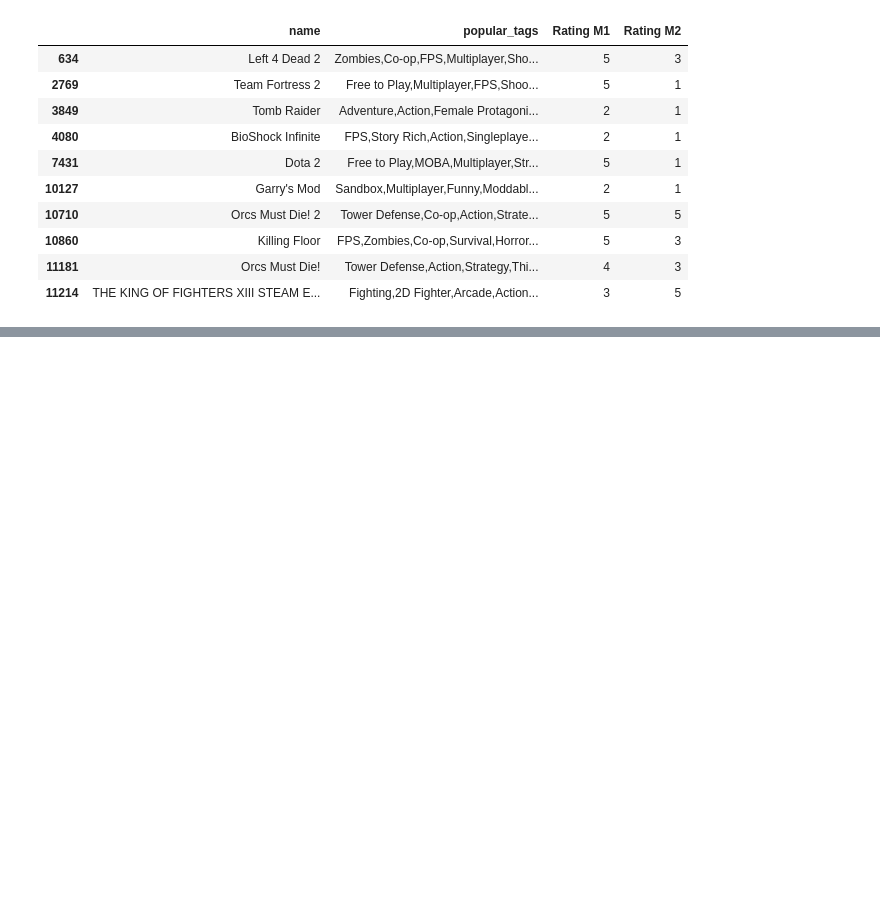
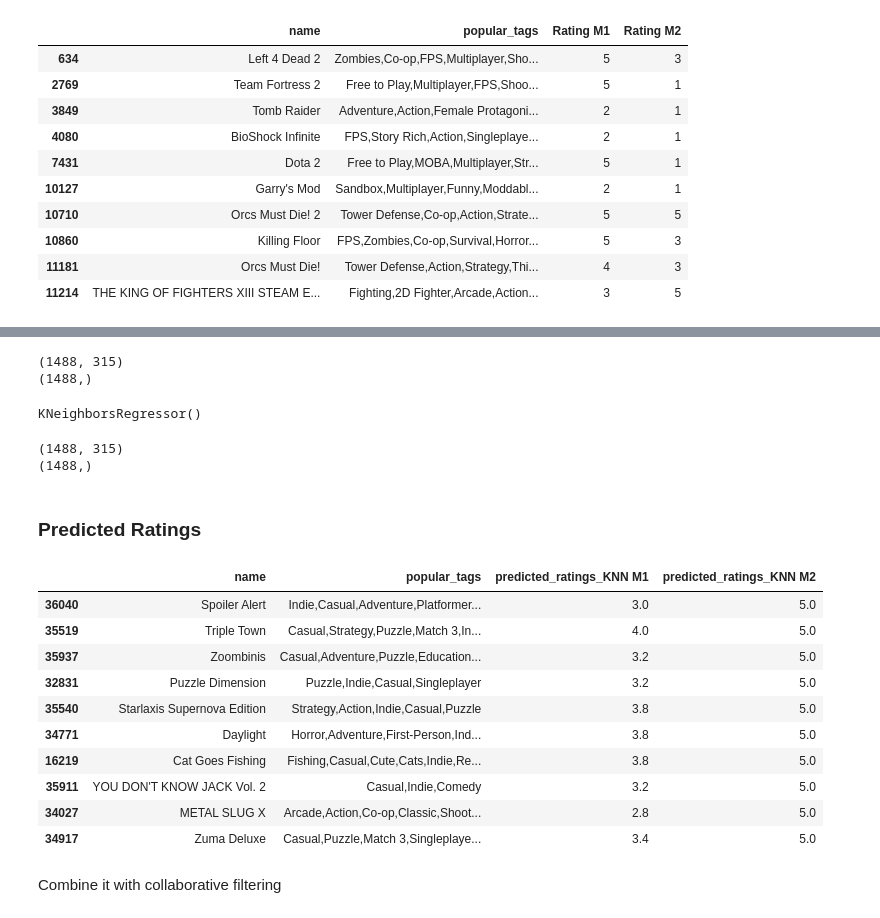
Before and after one commit to ymavruk/The-Recommended-Group-2021, a Jupyter notebook: Methods/Model1.ipynb, the cells around one changed output, grey strips where cells are left out. Drawn from its saved outputs; the diff is of its cells as text; code cells hidden in the pictures; blank space fills up the shorter version.

```diff
--- a/Methods/Model1.ipynb
+++ b/Methods/Model1.ipynb
@@ -99,0 +125,45 @@ Rated movies: 217
+# %%
+X_unrated = vectorizer.transform(unrated_games_df['popular_tags'].values.astype('U'))
+print(X_unrated.shape)
+y_unrated = neigh.predict(X_unrated)
+print(y_unrated.shape)
+# %% [output]
+(1488, 315)
+(1488,)
+# %%
+unrated_games_df['predicted_ratings_KNN M1'] = y_unrated
+unrated_movies_df_KNN_ordering = unrated_games_df.sort_values(by='predicted_ratings_KNN M1', ascending=False)
+# %%
+y = rated_games_df['Rating M2']
+neigh = KNeighborsRegressor(n_neighbors=5)
+neigh.fit(X, y)
+# %% [output]
+KNeighborsRegressor()
+# %%
+X_unrated = vectorizer.transform(unrated_games_df['popular_tags'].values.astype('U'))
+print(X_unrated.shape)
+y_unrated = neigh.predict(X_unrated)
+print(y_unrated.shape)
+# %% [output]
+(1488, 315)
+(1488,)
+# %% [markdown]
+### Predicted Ratings
+# %%
+unrated_games_df['predicted_ratings_KNN M2'] = y_unrated
+unrated_movies_df_KNN_ordering = unrated_games_df.sort_values(by='predicted_ratings_KNN M2', ascending=False)
+display(unrated_movies_df_KNN_ordering.head(10))
+# %% [output]
+|  | name | popular_tags | predicted_ratings_KNN M1 | predicted_ratings_KNN M2 |
+| 36040 | Spoiler Alert | Indie,Casual,Adventure,Platformer... | 3.0 | 5.0 |
+| 35519 | Triple Town | Casual,Strategy,Puzzle,Match 3,In... | 4.0 | 5.0 |
+| 35937 | Zoombinis | Casual,Adventure,Puzzle,Education... | 3.2 | 5.0 |
+| 32831 | Puzzle Dimension | Puzzle,Indie,Casual,Singleplayer | 3.2 | 5.0 |
+| 35540 | Starlaxis Supernova Edition | Strategy,Action,Indie,Casual,Puzzle | 3.8 | 5.0 |
+| 34771 | Daylight | Horror,Adventure,First-Person,Ind... | 3.8 | 5.0 |
+| 16219 | Cat Goes Fishing | Fishing,Casual,Cute,Cats,Indie,Re... | 3.8 | 5.0 |
+| 35911 | YOU DON'T KNOW JACK Vol. 2 | Casual,Indie,Comedy | 3.2 | 5.0 |
+| 34027 | METAL SLUG X | Arcade,Action,Co-op,Classic,Shoot... | 2.8 | 5.0 |
+| 34917 | Zuma Deluxe | Casual,Puzzle,Match 3,Singleplaye... | 3.4 | 5.0 |
+# %% [markdown]
+Combine it with collaborative filtering
```
Also changed, not shown: parts of 11 cells of this notebook.
